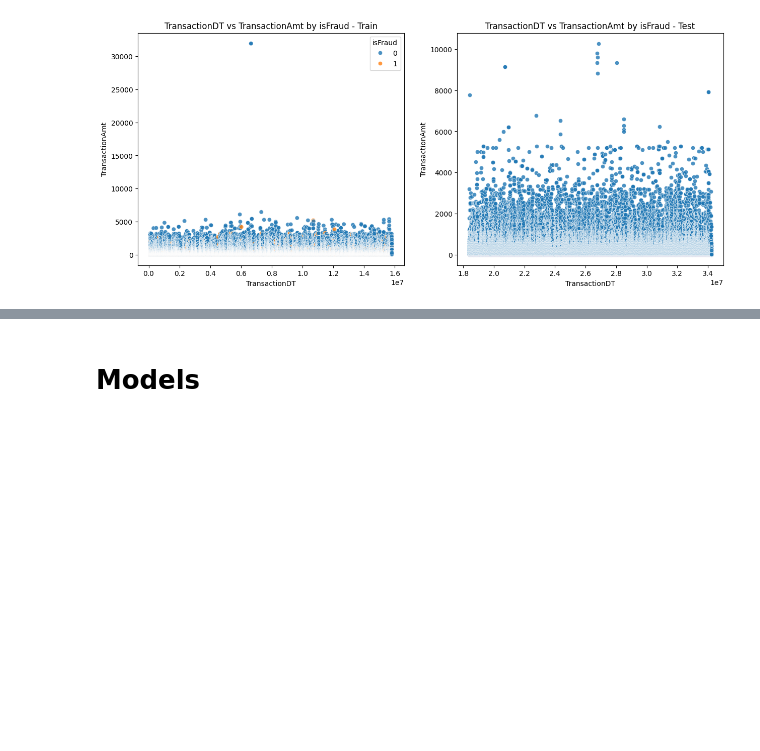
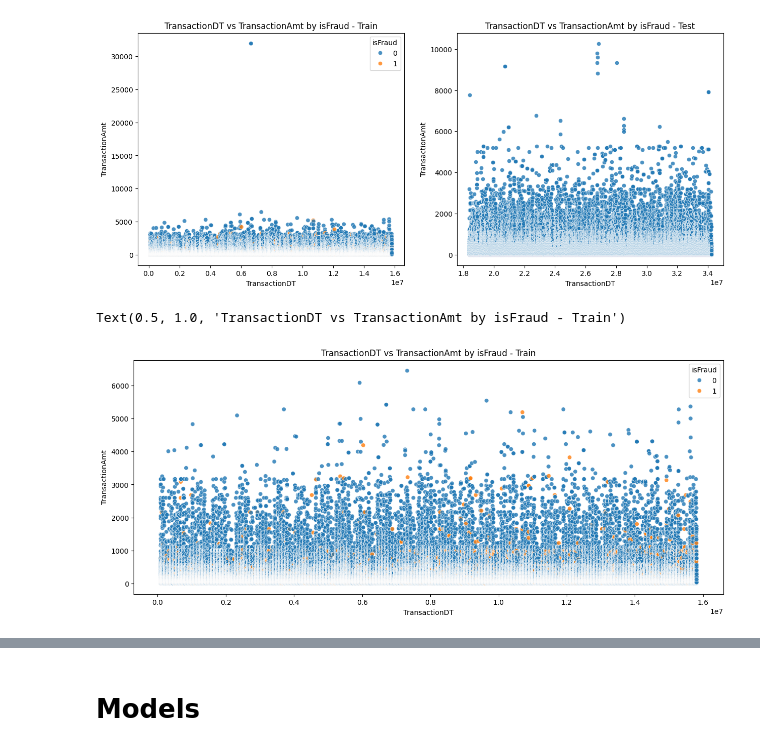
Before and after one commit to Sula1909/ML-Assignment2, a Jupyter notebook: model-experiment-xgboost.ipynb, the cells around one changed output, grey strips where cells are left out. Cells and saved outputs as stored; diff of their text form; code cells hidden in the pictures; blank space fills up the shorter version.

```diff
--- a/model-experiment-xgboost.ipynb
+++ b/model-experiment-xgboost.ipynb
@@ -26,9 +26,7 @@ def reduce_mem_usage(df):
                 else:
                     df[col] = df[col].astype(np.int64)
             else:
-                if c_min > np.finfo(np.float16).min and c_max < np.finfo(np.float16).max:
-                    df[col] = df[col].astype(np.float16)
-                elif c_min > np.finfo(np.float32).min and c_max < np.finfo(np.float32).max:
+                if c_min > np.finfo(np.float32).min and c_max < np.finfo(np.float32).max:
                     df[col] = df[col].astype(np.float32)
                 else:
                     df[col] = df[col].astype(np.float64)
@@ -463,3 +453,12 @@ plt.show()
 # %%
 # Remove 2 TransactionAmt Outliers.
 train = train[train['TransactionAmt'] < 30000]
+# %%
+plt.figure(figsize = (15,6))
+plt.plot()
+g1 = sns.scatterplot(x = "TransactionDT", y = "TransactionAmt", hue = "isFraud", data = train, alpha = 0.8, hue_order = [0,1])
+
+plt.title('TransactionDT vs TransactionAmt by isFraud - Train')
+# %% [output]
+Text(0.5, 1.0, 'TransactionDT vs TransactionAmt by isFraud - Train')
+[figure, added]
```
Also changed, not shown: parts of 29 cells of this notebook.
